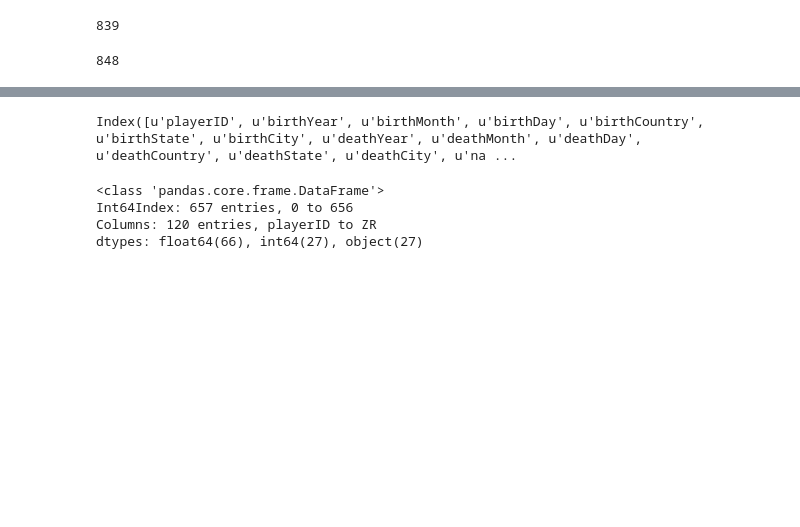
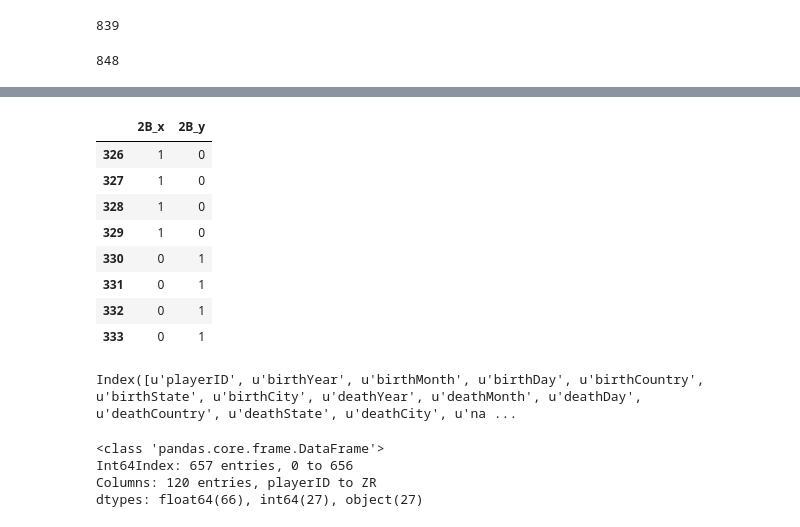
Before and after one commit to vitaminf/DS_HK_3, a Jupyter notebook: notebooks/18 - Data Exploration and Diagnostics.ipynb, the cells around one changed output, grey strips where cells are left out. Drawn from its saved outputs; the diff is of its cells as text; code cells hidden in the pictures; blank space fills up the shorter version.

```diff
--- a/notebooks/18 - Data Exploration and Diagnostics.ipynb
+++ b/notebooks/18 - Data Exploration and Diagnostics.ipynb
@@ -83,3 +170,15 @@ df_2011.describe()
 # %%
 df_2011 = pd.merge(df_2011, bat_2011, on='playerID')
 df_2012 = pd.merge(df_2012, bat_2012, on='playerID')
+# %%
+df_2011[df_2011['2B_y'] != df_2011['2B_x']][['2B_x','2B_y']]
+# %% [output]
+|  | 2B_x | 2B_y |
+| 326 | 1 | 0 |
+| 327 | 1 | 0 |
+| 328 | 1 | 0 |
+| 329 | 1 | 0 |
+| 330 | 0 | 1 |
+| 331 | 0 | 1 |
+| 332 | 0 | 1 |
+| 333 | 0 | 1 |
```
Also changed, not shown: parts of 11 cells of this notebook.
